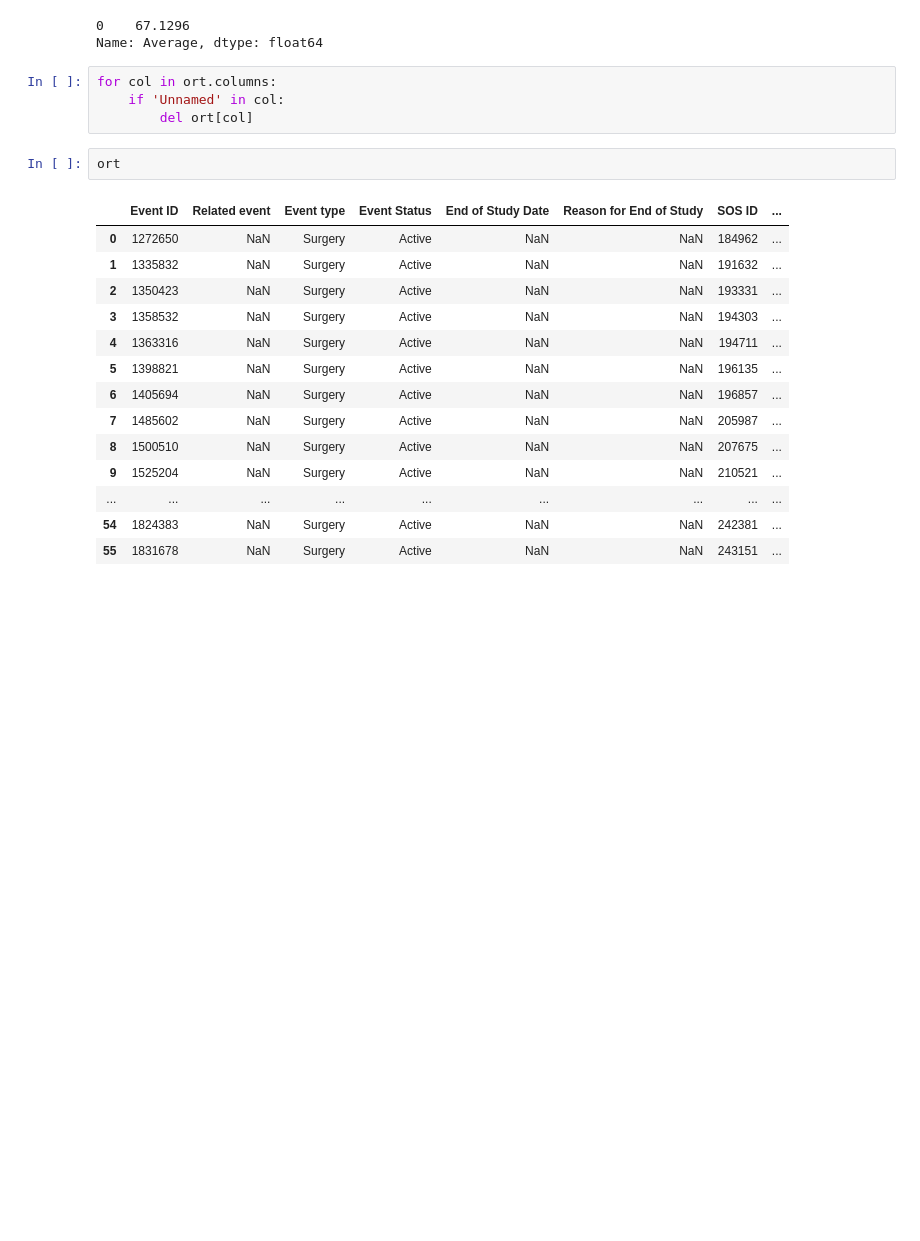
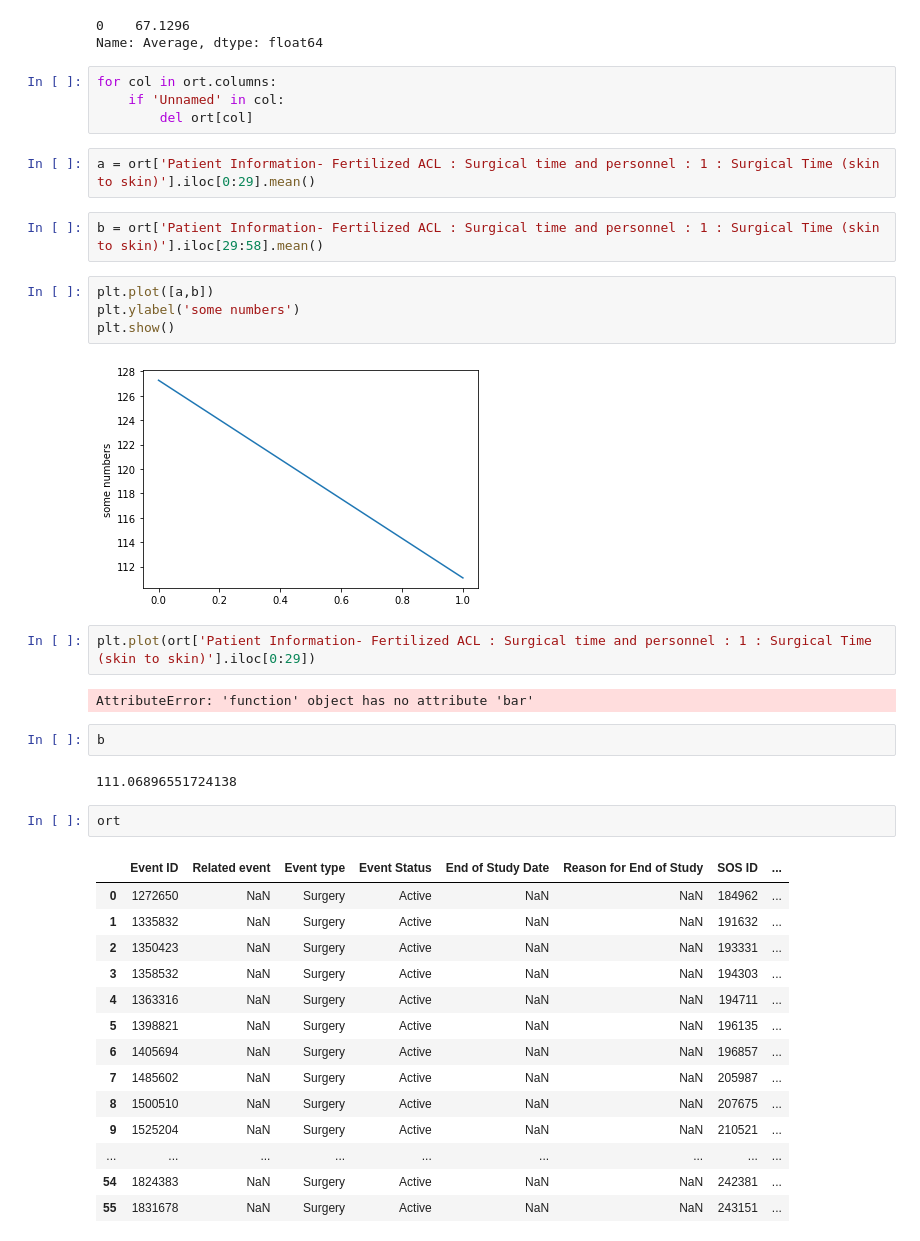
Before and after one commit to Tim-Hewett/tim.hewett1-gmail.com, a Jupyter notebook: HewettLavenderSimpleCostEffectivenessAnalysisSCEA.ipynb, the cells around one changed output. Drawn from its saved outputs; the diff is of its cells as text; blank space fills up the shorter version.

```diff
--- a/HewettLavenderSimpleCostEffectivenessAnalysisSCEA.ipynb
+++ b/HewettLavenderSimpleCostEffectivenessAnalysisSCEA.ipynb
@@ -47,6 +47,24 @@ Name: Average, dtype: float64
 for col in ort.columns:
     if 'Unnamed' in col:
         del ort[col]
+# %%
+a = ort['Patient Information- Fertilized ACL : Surgical time and personnel : 1 : Surgical Time (skin to skin)'].iloc[0:29].mean()
+# %%
+b = ort['Patient Information- Fertilized ACL : Surgical time and personnel : 1 : Surgical Time (skin to skin)'].iloc[29:58].mean()
+# %%
+plt.plot([a,b])
+plt.ylabel('some numbers')
+plt.show()
+# %% [output]
+[figure, added]
+# %%
+plt.plot(ort['Patient Information- Fertilized ACL : Surgical time and personnel : 1 : Surgical Time (skin to skin)'].iloc[0:29])
+# %% [output]
+AttributeError: 'function' object has no attribute 'bar'
+# %%
+b
+# %% [output]
+111.06896551724138
 # %%
 ort
 # %% [output]
```
Also changed, not shown: parts of 1 cell of this notebook.
